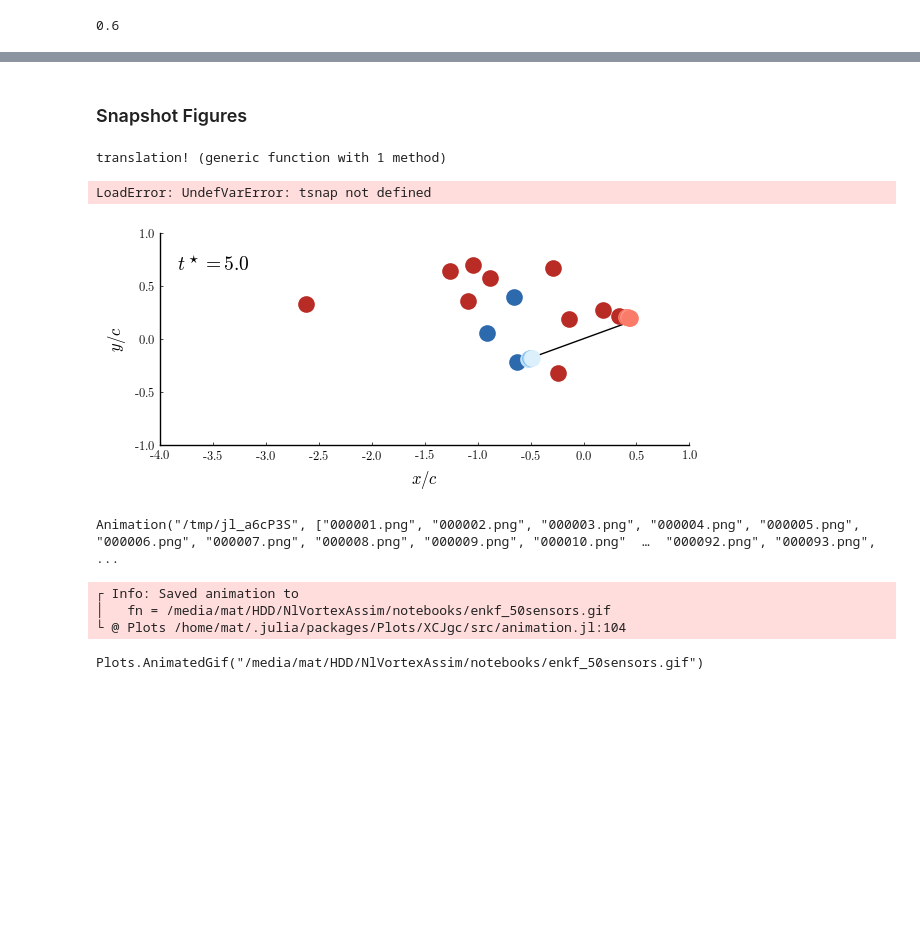
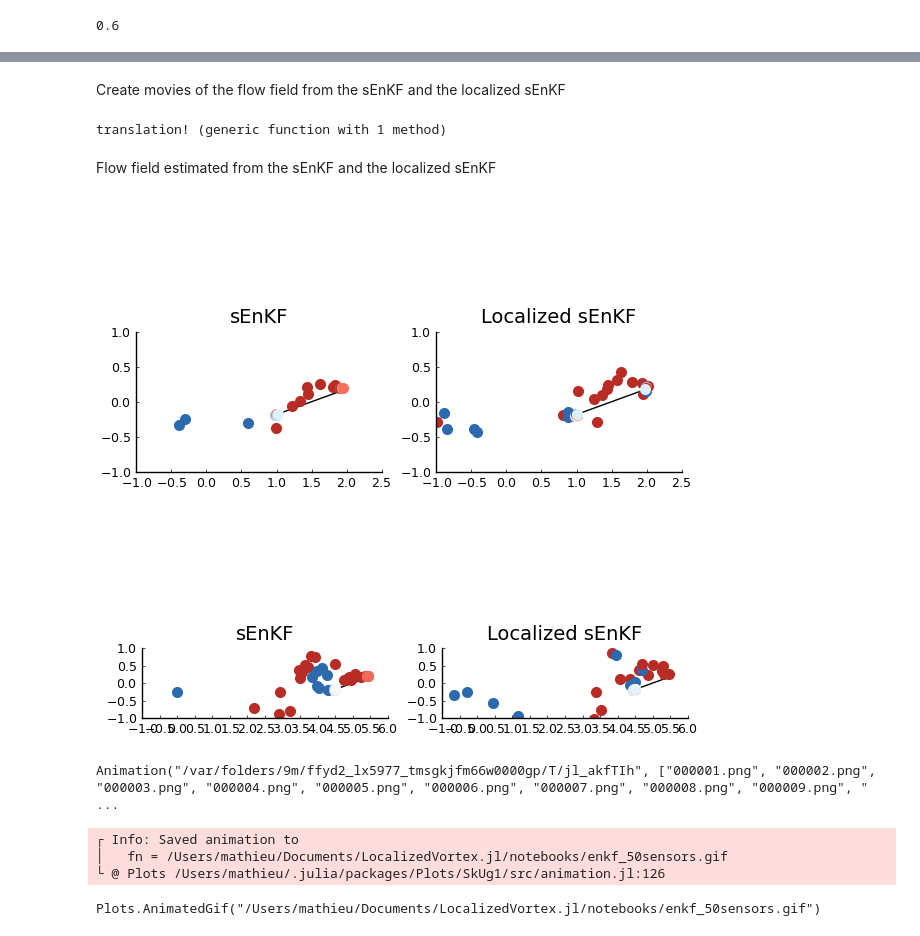
Before and after one commit to mleprovost/LocalizedVortex.jl, a Jupyter notebook: notebooks/Data assimilation for translating flat plate with sEnKF and localized sEnKF .ipynb, the cells around one changed output, grey strips where cells are left out. Drawn from its saved outputs; the diff is of its cells as text; code cells hidden in the pictures; blank space fills up the shorter version.

Commit message:
Cleaned notebook

```diff
--- a/notebooks/Data assimilation for translating flat plate with sEnKF and localized sEnKF .ipynb
+++ b/notebooks/Data assimilation for translating flat plate with sEnKF and localized sEnKF .ipynb
@@ -207,3 +250,3 @@ ylabel = "\$\\sigma_\\mathrm{LESP}^2\$")
-# %% [markdown]
-### Snapshot Figures
+# %% [markdown]
+Create movies of the flow field from the sEnKF and the localized sEnKF
 # %%
@@ -215,35 +259,67 @@ function translation!(b, d::ComplexF64)
 end
 # %% [output]
 translation! (generic function with 1 method)
+# %% [markdown]
+Flow field estimated from the sEnKF and the localized sEnKF
 # %%
-plt = plot(ratio = 1.0, legned = false)
-plot!(plt, Plate(config.N, config.L, complex(tsnap), config.α))
-plot!(plt, state_to_blobs(vcat(mean(Xa[nsnap]; dims = 2), 0.0), config.δ)[1], legend = false,
+tsnap = 1.5
+nsnap = ceil(Int64, tsnap/config.Δt)+1
+
+# Vorticity estimate from sEnKF
+plt1 = plot(ratio = 1.0, legend = false,
+           xlim = (-1,tsnap+1.0), xticks = -1:0.5:tsnap+1.0,
+           ylim = (-1.0, 1.0), yticks = -1:0.5:1.0, title = "sEnKF")
+plot!(plt1, Plate(config.N, config.L, complex(tsnap), config.α))
+plot!(plt1, state_to_blobs(vcat(mean(Xa[nsnap]; dims = 2), 0.0), config.δ)[1], legend = false,
     markersize = 8, markerstrokealpha = 0, color = cgrad(reverse(colormap("RdBu")[10:end-10])), clim = (-0.02, 0.02),
-    ratio = 1, xlim = (-1,tsnap+1.0), ylim = (-2,2),
-    xticks = -1:0.5:tsnap+1.0, yticks = -2:0.5:2.0)
+    ratio = 1)
+
+
+# Vorticity estimate from sEnKF
+plt2 = plot(ratio = 1.0, legend = false,
+           xlim = (-1,tsnap+1.0), xticks = -1:0.5:tsnap+1.0,
+           ylim = (-1.0, 1.0), yticks = -1:0.5:1.0, title = "Localized sEnKF")
+plot!(plt2, Plate(config.N, config.L, complex(tsnap), config.α))
+plot!(plt2, state_to_blobs(vcat(mean(Xa_loc[nsnap]; dims = 2), 0.0), config.δ)[1], legend = false,
+    markersize = 8, markerstrokealpha = 0, color = cgrad(reverse(colormap("RdBu")[10:end-10])), clim = (-0.02, 0.02),
+    ratio = 1)
+
+plot(plt1, plt2)
 # %% [output]
-LoadError: UndefVarError: tsnap not defined
+[figure, added]
 # %%
+# Create animation for the sEnKF and the localized sEnKF
 anim = @animate for tsnap  in 0.0:0.05:5.0
     nsnap = ceil(Int64, tsnap/config.Δt)+1;
 
-    plt = plot(ratio = 1.0, legend = false)
-    plot!(plt, Plate(config.N, config.L, complex(0.0), config.α))
-    plot!(plt, translation!(state_to_blobs(vcat(mean(Xa[nsnap]; dims = 2), 0.0), config.δ)[1], complex(-tsnap)), legend = false,
-        markersize = 12, markerstrokealpha = 0, color = cgrad(reverse(colormap("RdBu")[10:end-10])),
-        clim = (-0.02, 0.02),
-        ratio = 1, xlim = (-4,1.0), ylim = (-1,1), xlabel = L"x/c", ylabel = L"y/c",
-        xticks = -4:0.5:1.0, yticks = -1:0.5:1.0, colorbar = false)
-    annotate!(plt, -3.5, 0.7, L"t^\star ="*latexstring(tsnap))
+    # Vorticity estimate from sEnKF
+    plt1 = plot(ratio = 1.0, legend = false,
+               xlim = (-1,tsnap+1.0), xticks = -1:0.5:tsnap+1.0,
+               ylim = (-1.0, 1.0), yticks = -1:0.5:1.0, title = "sEnKF")
+    plot!(plt1, Plate(config.N, config.L, complex(tsnap), config.α))
+    plot!(plt1, state_to_blobs(vcat(mean(Xa[nsnap]; dims = 2), 0.0), config.δ)[1], legend = false,
+        markersize = 8, markerstrokealpha = 0, color = cgrad(reverse(colormap("RdBu")[10:end-10])), clim = (-0.02, 0.02),
+        ratio = 1)
+
+
+    # Vorticity estimate from sEnKF
+    plt2 = plot(ratio = 1.0, legend = false,
+               xlim = (-1,tsnap+1.0), xticks = -1:0.5:tsnap+1.0,
+               ylim = (-1.0, 1.0), yticks = -1:0.5:1.0, title = "Localized sEnKF")
+    plot!(plt2, Plate(config.N, config.L, complex(tsnap), config.α))
+    plot!(plt2, state_to_blobs(vcat(mean(Xa_loc[nsnap]; dims = 2), 0.0), config.δ)[1], legend = false,
+        markersize = 8, markerstrokealpha = 0, color = cgrad(reverse(colormap("RdBu")[10:end-10])), clim = (-0.02, 0.02),
+        ratio = 1)
+
+    plot(plt1, plt2)
 end
 # %% [output]
-[figure, old version]
+[figure, new version]
-Animation("/tmp/jl_a6cP3S", ["000001.png", "000002.png", "000003.png", "000004.png", "000005.png", "000006.png", "000007.png", "000008.png", "000009.png", "000010.png"  …  "000092.png", "000093.png",  ...
+Animation("/var/folders/9m/ffyd2_lx5977_tmsgkjfm66w0000gp/T/jl_akfTIh", ["000001.png", "000002.png", "000003.png", "000004.png", "000005.png", "000006.png", "000007.png", "000008.png", "000009.png", " ...
 # %%
-gif(anim, "/media/mat/HDD/NlVortexAssim/notebooks/enkf_50sensors.gif", fps = 5)
+gif(anim, "/Users/mathieu/Documents/LocalizedVortex.jl/notebooks/enkf_50sensors.gif", fps = 5)
 # %% [output]
 ┌ Info: Saved animation to
-│   fn = /media/mat/HDD/NlVortexAssim/notebooks/enkf_50sensors.gif
-└ @ Plots /home/mat/.julia/packages/Plots/XCJgc/src/animation.jl:104
+│   fn = /Users/mathieu/Documents/LocalizedVortex.jl/notebooks/enkf_50sensors.gif
+└ @ Plots /Users/mathieu/.julia/packages/Plots/SkUg1/src/animation.jl:126
-Plots.AnimatedGif("/media/mat/HDD/NlVortexAssim/notebooks/enkf_50sensors.gif")
+Plots.AnimatedGif("/Users/mathieu/Documents/LocalizedVortex.jl/notebooks/enkf_50sensors.gif")
```
Also changed, not shown: parts of 24 cells of this notebook, 1 other file.
